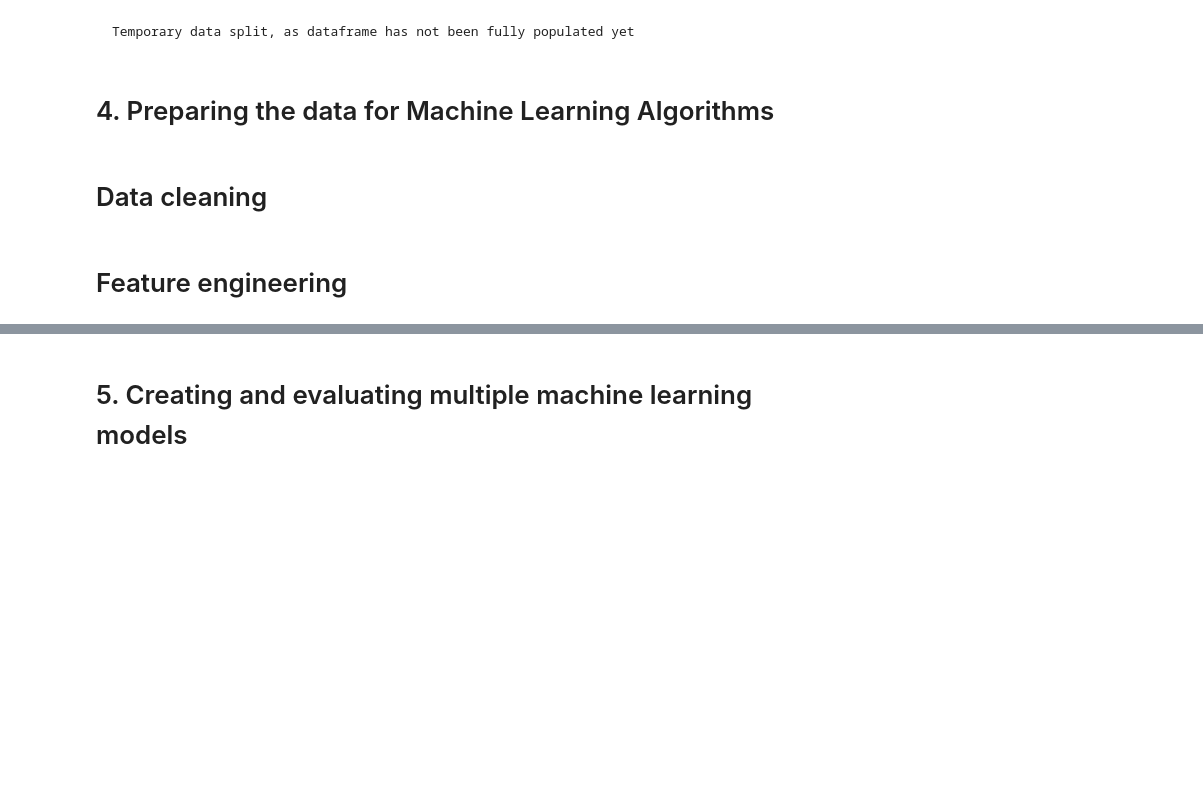
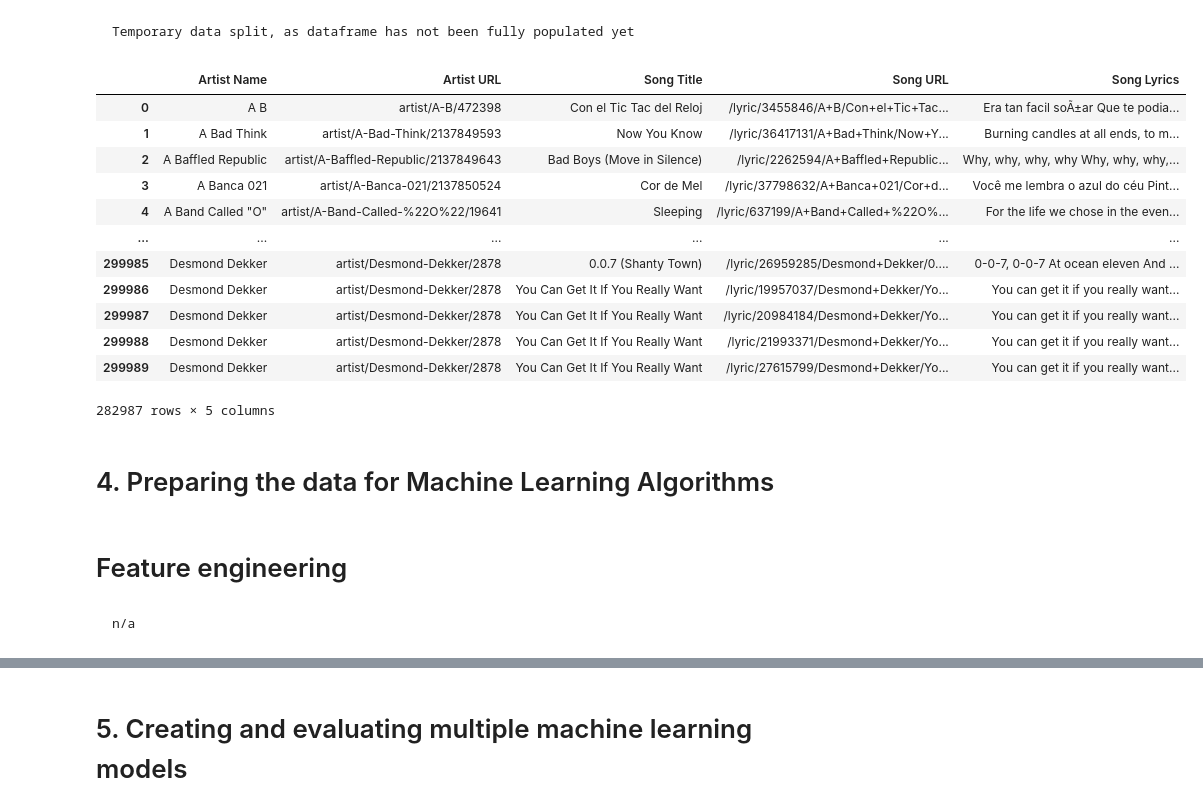
Before and after one commit to eliwyman/truth-site, a Jupyter notebook: apps/jupyter/Lyrics Data Analysis.ipynb, the cells around one changed output, grey strips where cells are left out. Drawn from its saved outputs; the diff is of its cells as text; code cells hidden in the pictures; blank space fills up the shorter version.

Commit message:
Added lyrics author authorship, machine learning notebooks

```diff
--- a/apps/jupyter/Lyrics Data Analysis.ipynb
+++ b/apps/jupyter/Lyrics Data Analysis.ipynb
@@ -126,0 +128,16 @@ X_train, X_test, y_train, y_test = train_test_split(lyrics, artists, test_size=0
+# %%
+lyrics_df.head(-10)
+# %% [output]
+|  | Artist Name | Artist URL | Song Title | Song URL | Song Lyrics |
+| 0 | A B | artist/A-B/472398 | Con el Tic Tac del Reloj | /lyric/3455846/A+B/Con+el+Tic+Tac... | Era tan facil soÃ±ar Que te podia... |
+| 1 | A Bad Think | artist/A-Bad-Think/2137849593 | Now You Know | /lyric/36417131/A+Bad+Think/Now+Y... | Burning candles at all ends, to m... |
+| 2 | A Baffled Republic | artist/A-Baffled-Republic/2137849643 | Bad Boys (Move in Silence) | /lyric/2262594/A+Baffled+Republic... | Why, why, why, why Why, why, why,... |
+| 3 | A Banca 021 | artist/A-Banca-021/2137850524 | Cor de Mel | /lyric/37798632/A+Banca+021/Cor+d... | Você me lembra o azul do céu Pint... |
+| 4 | A Band Called "O" | artist/A-Band-Called-%22O%22/19641 | Sleeping | /lyric/637199/A+Band+Called+%22O%... | For the life we chose in the even... |
+| ... | ... | ... | ... | ... | ... |
+| 299985 | Desmond Dekker | artist/Desmond-Dekker/2878 | 0.0.7 (Shanty Town) | /lyric/26959285/Desmond+Dekker/0.... | 0-0-7, 0-0-7 At ocean eleven And ... |
+| 299986 | Desmond Dekker | artist/Desmond-Dekker/2878 | You Can Get It If You Really Want | /lyric/19957037/Desmond+Dekker/Yo... | You can get it if you really want... |
+| 299987 | Desmond Dekker | artist/Desmond-Dekker/2878 | You Can Get It If You Really Want | /lyric/20984184/Desmond+Dekker/Yo... | You can get it if you really want... |
+| 299988 | Desmond Dekker | artist/Desmond-Dekker/2878 | You Can Get It If You Really Want | /lyric/21993371/Desmond+Dekker/Yo... | You can get it if you really want... |
+| 299989 | Desmond Dekker | artist/Desmond-Dekker/2878 | You Can Get It If You Really Want | /lyric/27615799/Desmond+Dekker/Yo... | You can get it if you really want... |
+282987 rows × 5 columns
@@ -127,7 +149,7 @@ X_train, X_test, y_train, y_test = train_test_split(lyrics, artists, test_size=0
 # %% [markdown]
 # 4. Preparing the data for Machine Learning Algorithms
-# %% [markdown]
-# Data cleaning
 # %% [markdown]
 # Feature engineering
+# %% [markdown]
+    n/a
 # %% [markdown]
```
Also changed, not shown: parts of 29 cells of this notebook.
